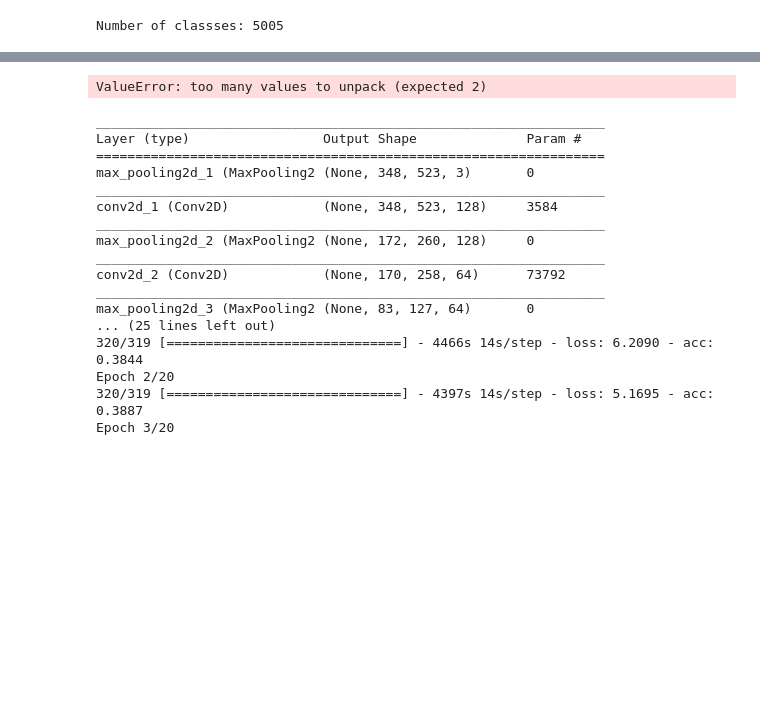
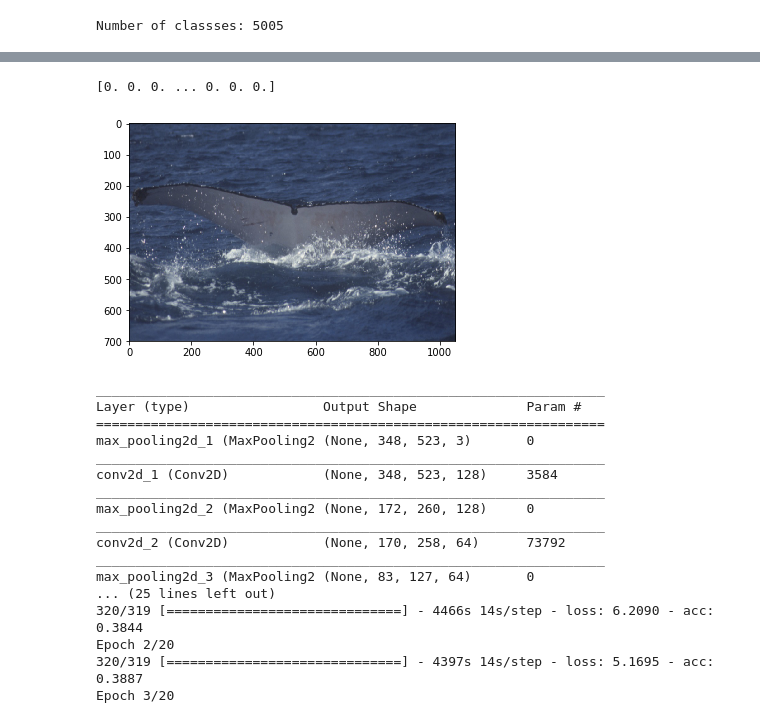
Before and after one commit to NareshPS/humpback-whale, a Jupyter notebook: Experiments.ipynb, the cells around one changed output, grey strips where cells are left out. Cells and saved outputs as stored; diff of their text form; code cells hidden in the pictures; blank space fills up the shorter version.

```diff
--- a/Experiments.ipynb
+++ b/Experiments.ipynb
@@ -30,12 +28,12 @@ Using TensorFlow backend.
 
 #Dataset constants for Windows
 if platform.startswith("win"):
-    RAW_TRAIN_SET_LOC = "dataset\\train"
-    TRAIN_SET_LOC = "dataset\\train_resized"
-    PROCESSED_SET_LOC = "dataset\\processed"
-    RAW_TEST_SET_LOC = "dataset\\test"
-    TEST_SET_LOC = "dataset\\test_resized"
-    LABEL_FILE_LOC = "dataset\\train.csv"
+    RAW_TRAIN_SET_LOC = "..\\Humpback Whale\\dataset\\train"
+    TRAIN_SET_LOC = "..\\Humpback Whale\\dataset\\train_resized"
+    PROCESSED_SET_LOC = "..\\Humpback Whale\\dataset\\processed"
+    RAW_TEST_SET_LOC = "..\\Humpback Whale\\dataset\\test"
+    TEST_SET_LOC = "..\\Humpback Whale\\dataset\\test_resized"
+    LABEL_FILE_LOC = "..\\Humpback Whale\\dataset\\train.csv"
 else:
     RAW_TRAIN_SET_LOC = "dataset/train"
     TRAIN_SET_LOC = "dataset/train_resized"
@@ -51,9 +49,9 @@ PREPROCESS_BATCH_START = 0
 PREPROCESS_BATCH_SIZE = 500
 
 #Image parameter constants
-IMG_SIZE = (700, 1050, 3)
-IMG_WIDTH = 1050
-IMG_HEIGHT = 700
+IMG_SIZE = (400, 700, 3)
+IMG_WIDTH = 700
+IMG_HEIGHT = 400
 IMG_EXTN = "jpg"
 
 #Sampling
@@ -190,16 +192,20 @@ print(resized[0])
 # %%
 files = list(LABEL_DICT.keys())[:10]
 
-x, y = load_image_set(TRAIN_SET_LOC, files, 16, CLASS_NAME_MAP, LABEL_DICT, NUM_CLASSES)
+x = load_dataset(TRAIN_SET_LOC, files)
+
+y = [CLASS_NAME_MAP[LABEL_DICT[image]] for image in files]
+y = to_categorical(y, num_classes = NUM_CLASSES)
 
 #Print sample
 plt.figure()
 
-plt.imshow(cvtColor((x[0][4]*255).astype('uint8'), COLOR_BGR2RGB)) #SAMPLE_IMG_ID
+plt.imshow(cvtColor((x[4]).astype('uint8'), COLOR_BGR2RGB)) #SAMPLE_IMG_ID
 
 print(y[4])
 # %% [output]
-ValueError: too many values to unpack (expected 2)
+[0. 0. 0. ... 0. 0. 0.]
+[figure, added]
 # %%
 ### Create the model ###
 model = Sequential()
```
Also changed, not shown: parts of 4 cells of this notebook.
